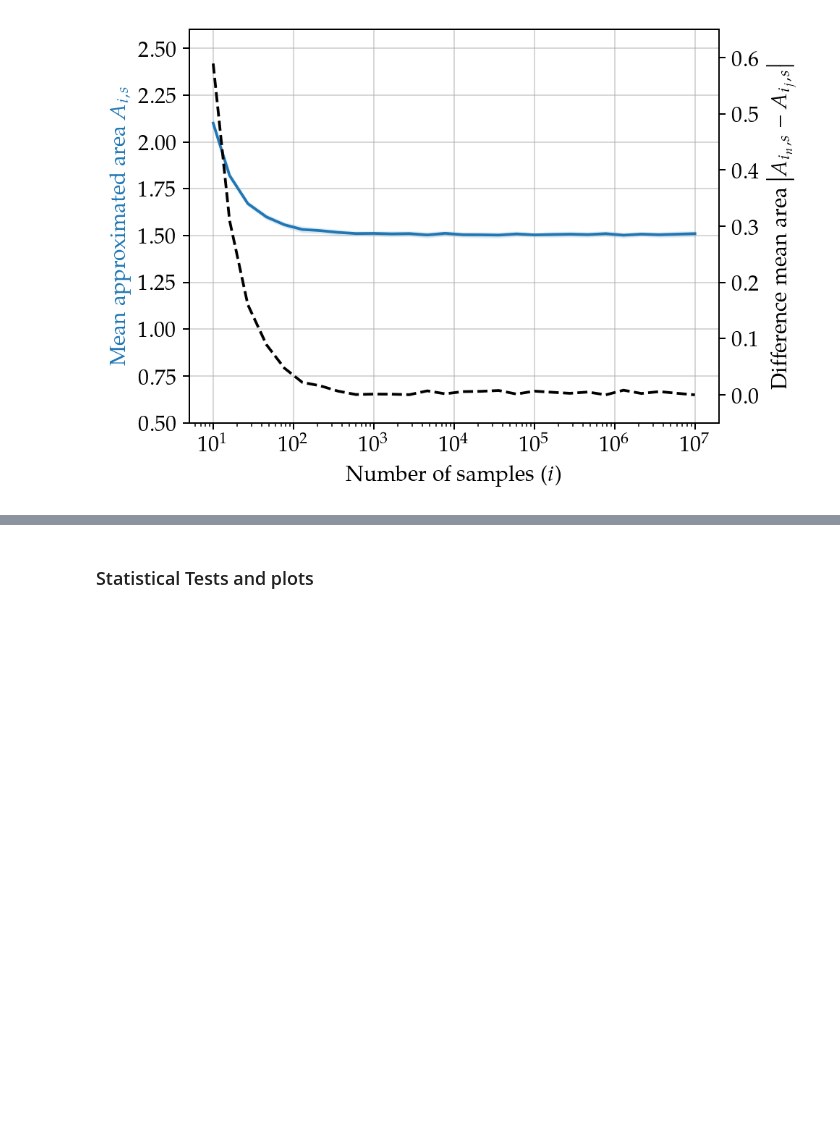
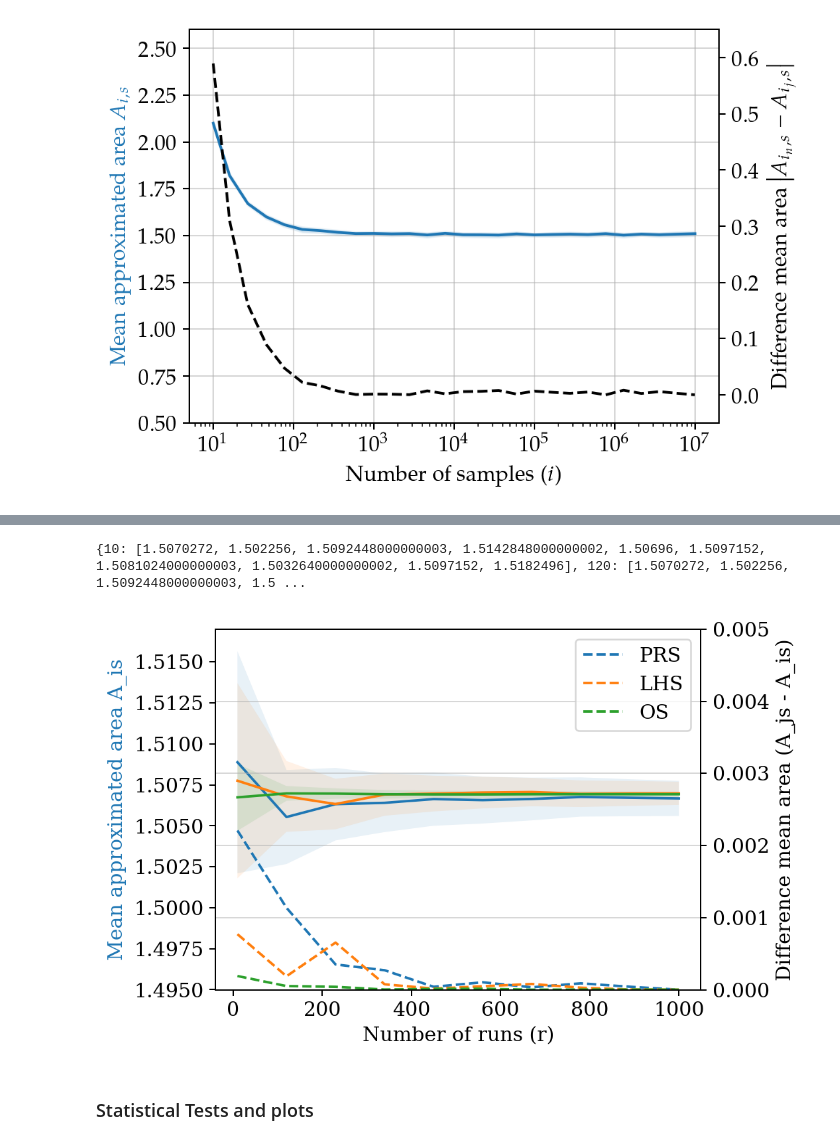
Before and after one commit to soudy/stoch-simulation-assignment1, a Jupyter notebook: notebooks/Mandelbrot_Monte_Carlo.ipynb, the cells around one changed output, grey strips where cells are left out. Saved outputs shown, nothing was run; the diff lists cells and outputs as text; code cells hidden in the pictures; blank space fills up the shorter version.

Commit message:
Added the iteration over N runs code and plotter, with newly generated datasets

```diff
--- a/notebooks/Mandelbrot_Monte_Carlo.ipynb
+++ b/notebooks/Mandelbrot_Monte_Carlo.ipynb
@@ -406,3 +497,18 @@ Plotter_I(Approx_areas_list_I_LHS, iteration_range_I_LHS)
+# %%
+shelf = shelve.open("Final_arrays_simulations/R_iter")
+Dic_PRS = shelf["Dic_PRS"]
+Dic_LHS = shelf["Dic_LHS"]
+Dic_OS = shelf["Dic_OS"]
+shelf.close()
+# %%
+#Check for repetition
+print(Dic_PRS)
+# %% [output]
+{10: [1.5070272, 1.502256, 1.5092448000000003, 1.5142848000000002, 1.50696, 1.5097152, 1.5081024000000003, 1.5032640000000002, 1.5097152, 1.5182496], 120: [1.5070272, 1.502256, 1.5092448000000003, 1.5 ...
+# %%
+Plotter_N(Dic_PRS, Dic_LHS, Dic_OS)
+# %% [output]
+[figure, added]
 # %% [markdown]
 ### Statistical Tests and plots
 # %%
```
Also changed, not shown: parts of 11 cells of this notebook, 7 other files.
